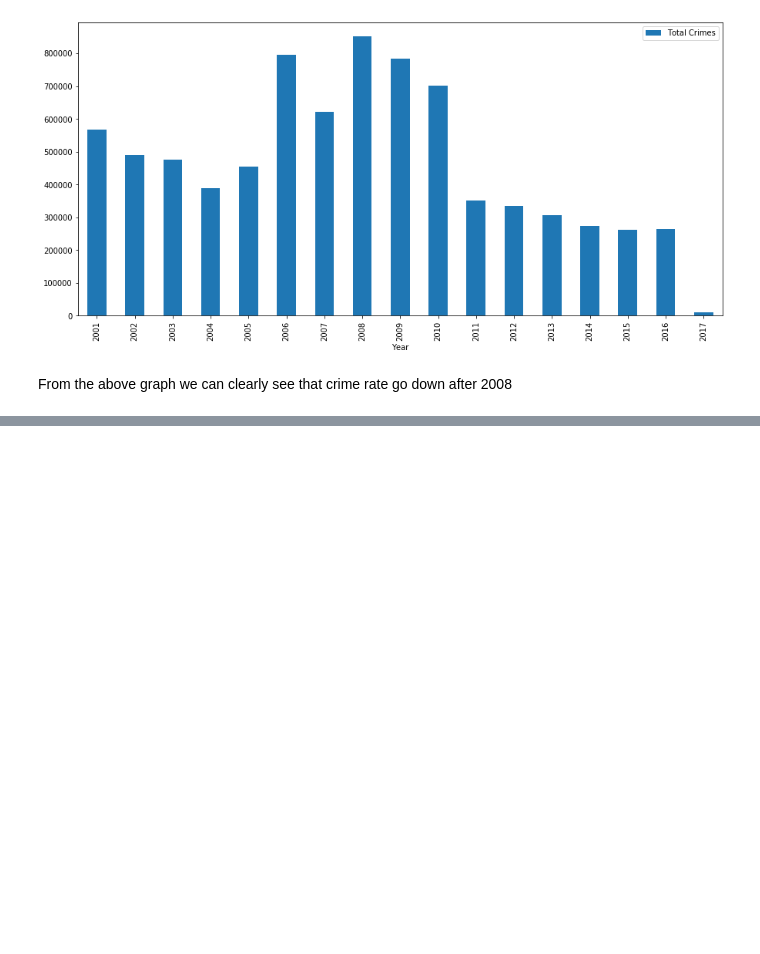
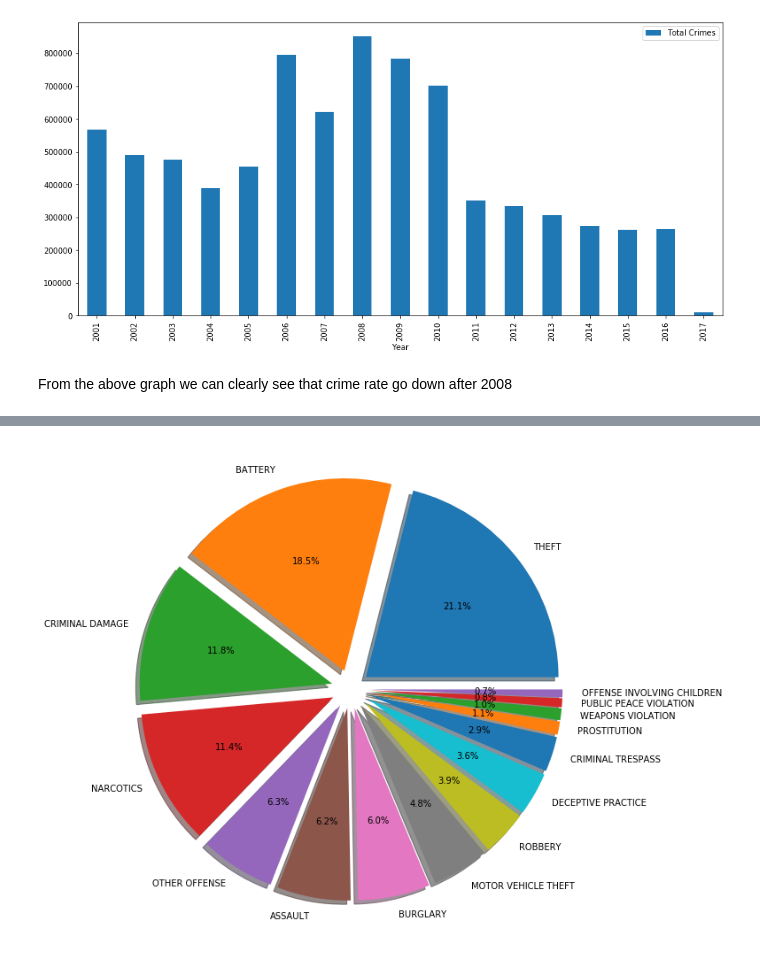
Before and after one commit to ABDULSABOOR1995/Exploratory-Data-Analysis-of-Chicago-Crime-data, a Jupyter notebook: Analysis of Chicago Crime Data.ipynb, the cells around one changed output, grey strips where cells are left out. Cells and saved outputs as stored; diff of their text form; code cells hidden in the pictures; blank space fills up the shorter version.

```diff
--- a/Analysis of Chicago Crime Data.ipynb
+++ b/Analysis of Chicago Crime Data.ipynb
@@ -385,0 +710,3 @@ From the above graph we can clearly see that crime rate go down after 2008
+# %%
+per_greater_than_0 = total_crimes_of_a_crime_type[total_crimes_of_a_crime_type['percentage'] > 0.5]
+per_greater_than_0
@@ -385,0 +736,13 @@ From the above graph we can clearly see that crime rate go down after 2008
+# %%
+import matplotlib.pyplot as plt
+count = per_greater_than_0['Count']
+labels = per_greater_than_0['Crime Category']
+explode = np.full((15), 0.1)
+plt.figure(figsize=(16,10))
+#plt.pie(sizes, labels=labels, autopct='%1.0f%%', pctdistance=1.1, labeldistance=1.2)
+plt.pie(count, labels = labels, explode=explode, shadow = 'black', autopct = '%1.1f%%')
+
+plt.show()
+#autopct='%1.1f%%',
+# %% [output]
+[figure, added]
```
Also changed, not shown: parts of 42 cells of this notebook.
